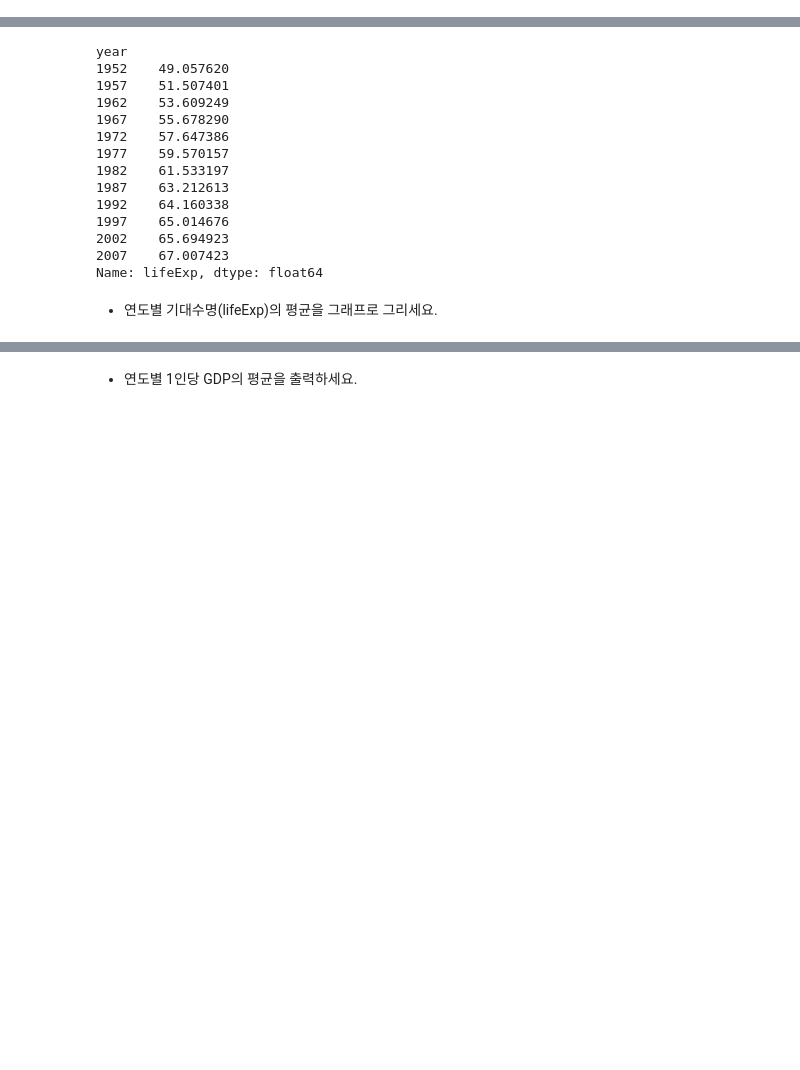
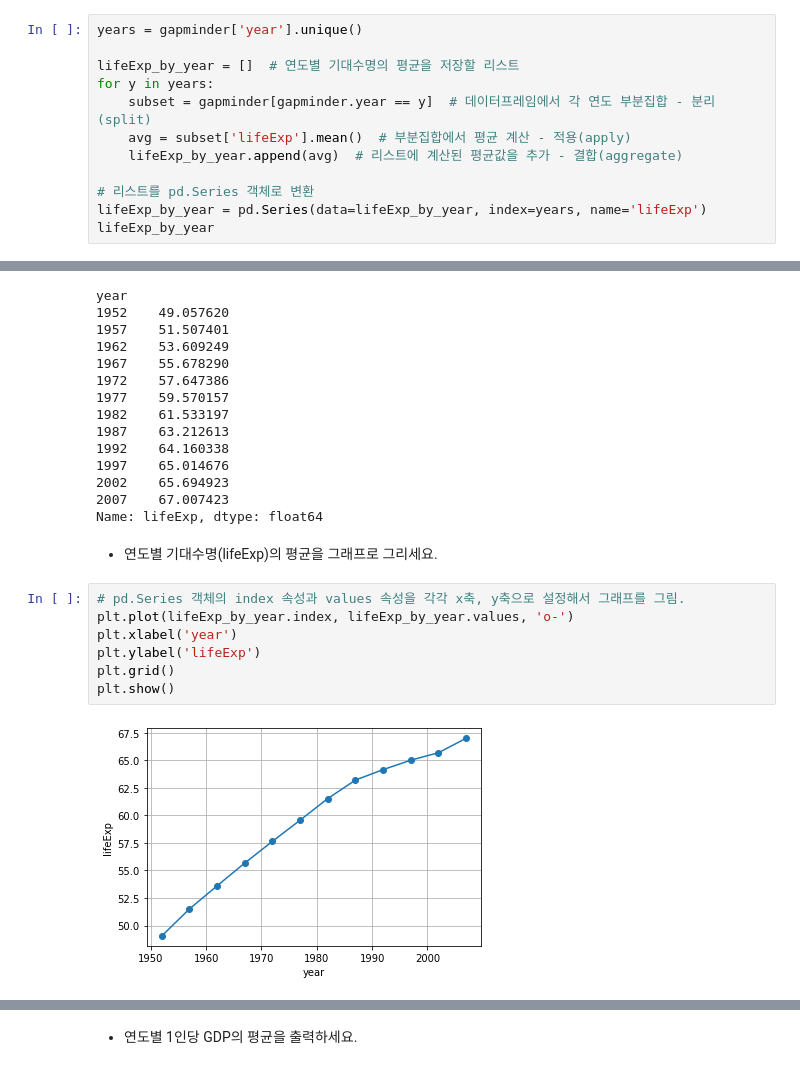
Before and after one commit to JakeOh/202105_itw_bd26, a Jupyter notebook: lab_da/da09_gapminder.ipynb, the cells around one changed output, grey strips where cells are left out. Saved outputs shown, nothing was run; the diff lists cells and outputs as text; blank space fills up the shorter version.

```diff
--- a/lab_da/da09_gapminder.ipynb
+++ b/lab_da/da09_gapminder.ipynb
@@ -208,3 +208,15 @@ gapminder[gapminder.country == 'Japan']
 | 803 | Japan | Asia | 2007 | 82.603 | 127467972 | 31656.068060 |
 # %% [markdown]
 * 연도별 기대수명(lifeExp)의 평균을 출력하세요.
+# %%
+years = gapminder['year'].unique()
+
+lifeExp_by_year = []  # 연도별 기대수명의 평균을 저장할 리스트
+for y in years:
+    subset = gapminder[gapminder.year == y]  # 데이터프레임에서 각 연도 부분집합 - 분리(split)
+    avg = subset['lifeExp'].mean()  # 부분집합에서 평균 계산 - 적용(apply)
+    lifeExp_by_year.append(avg)  # 리스트에 계산된 평균값을 추가 - 결합(aggregate)
+
+# 리스트를 pd.Series 객체로 변환
+lifeExp_by_year = pd.Series(data=lifeExp_by_year, index=years, name='lifeExp')
+lifeExp_by_year
@@ -244,3 +270,12 @@ year
 Name: lifeExp, dtype: float64
 # %% [markdown]
 * 연도별 기대수명(lifeExp)의 평균을 그래프로 그리세요.
+# %%
+# pd.Series 객체의 index 속성과 values 속성을 각각 x축, y축으로 설정해서 그래프를 그림.
+plt.plot(lifeExp_by_year.index, lifeExp_by_year.values, 'o-')
+plt.xlabel('year')
+plt.ylabel('lifeExp')
+plt.grid()
+plt.show()
+# %% [output]
+[figure, added]
```
Also changed, not shown: parts of 5 cells of this notebook.
